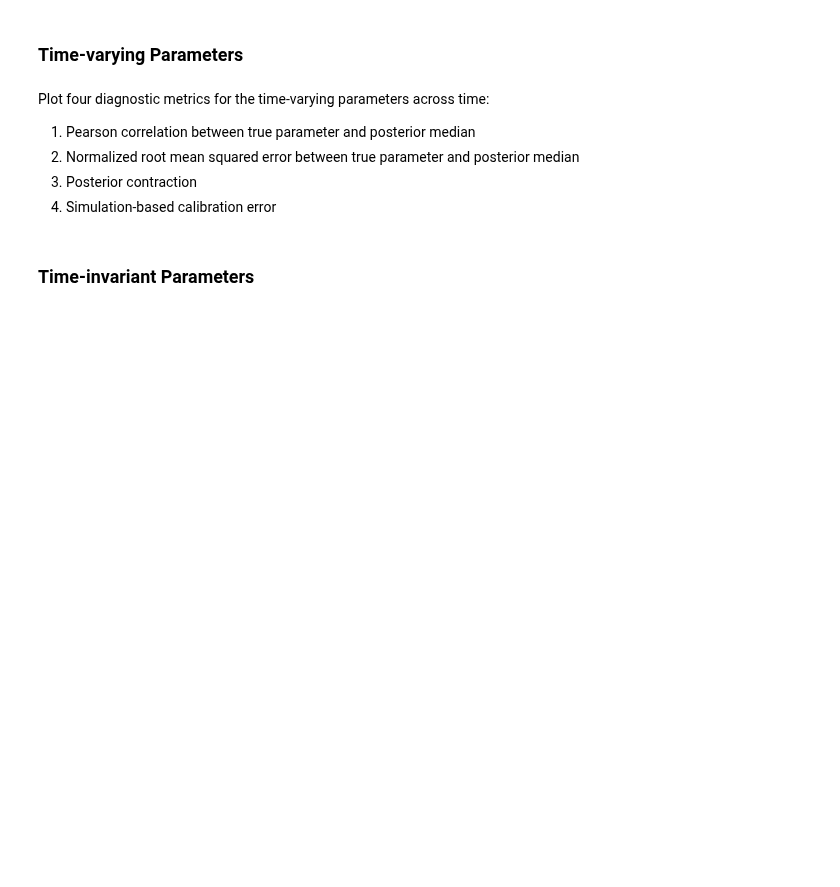
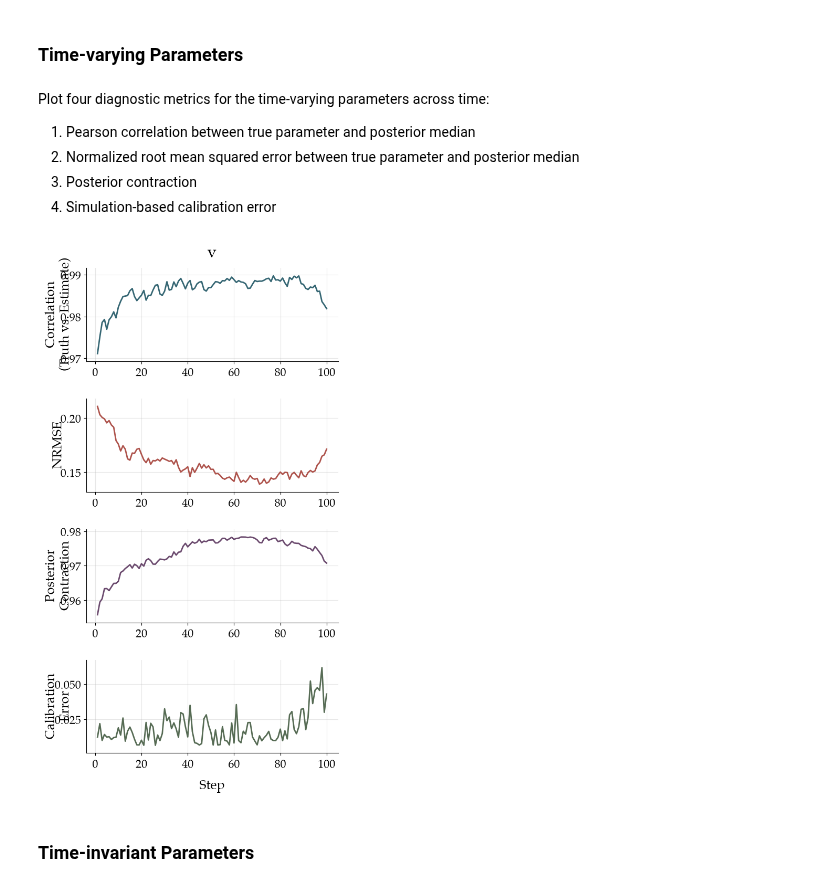
Before and after one commit to LuSchumacher/superstats, a Jupyter notebook: examples/minimal_workflow_demo.ipynb, the cells around one changed output. Cells and saved outputs as stored; diff of their text form; code cells hidden in the pictures; blank space fills up the shorter version.

```diff
--- a/examples/minimal_workflow_demo.ipynb
+++ b/examples/minimal_workflow_demo.ipynb
@@ -191,9 +188,10 @@ Plot four diagnostic metrics for the time-varying parameters across time:
 # %%
 fig = workflow.verify_time_varying(
     targets=targets,
-    estimates=samples,
-    figsize=(12, 8.5)
+    estimates=samples
 )
+# %% [output]
+[figure, added]
 # %% [markdown]
 ### Time-invariant Parameters
 # %% [markdown]
```
Also changed, not shown: parts of 10 cells of this notebook.
